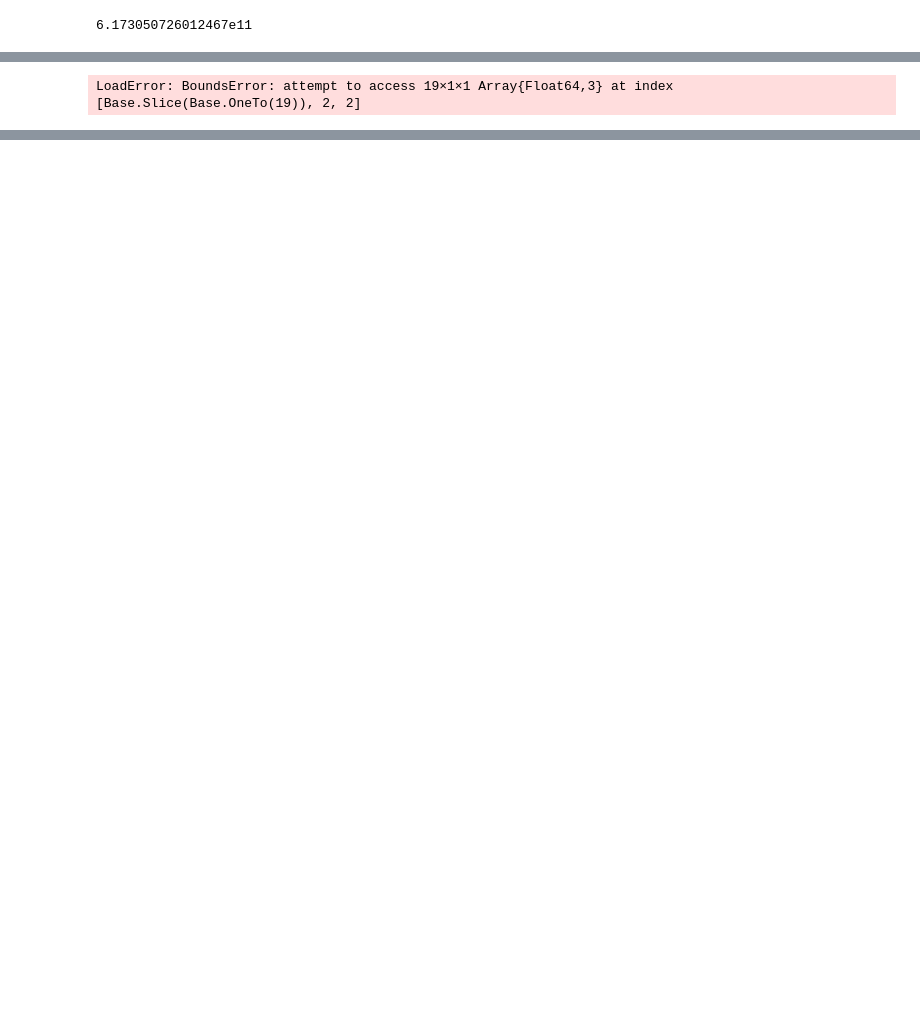
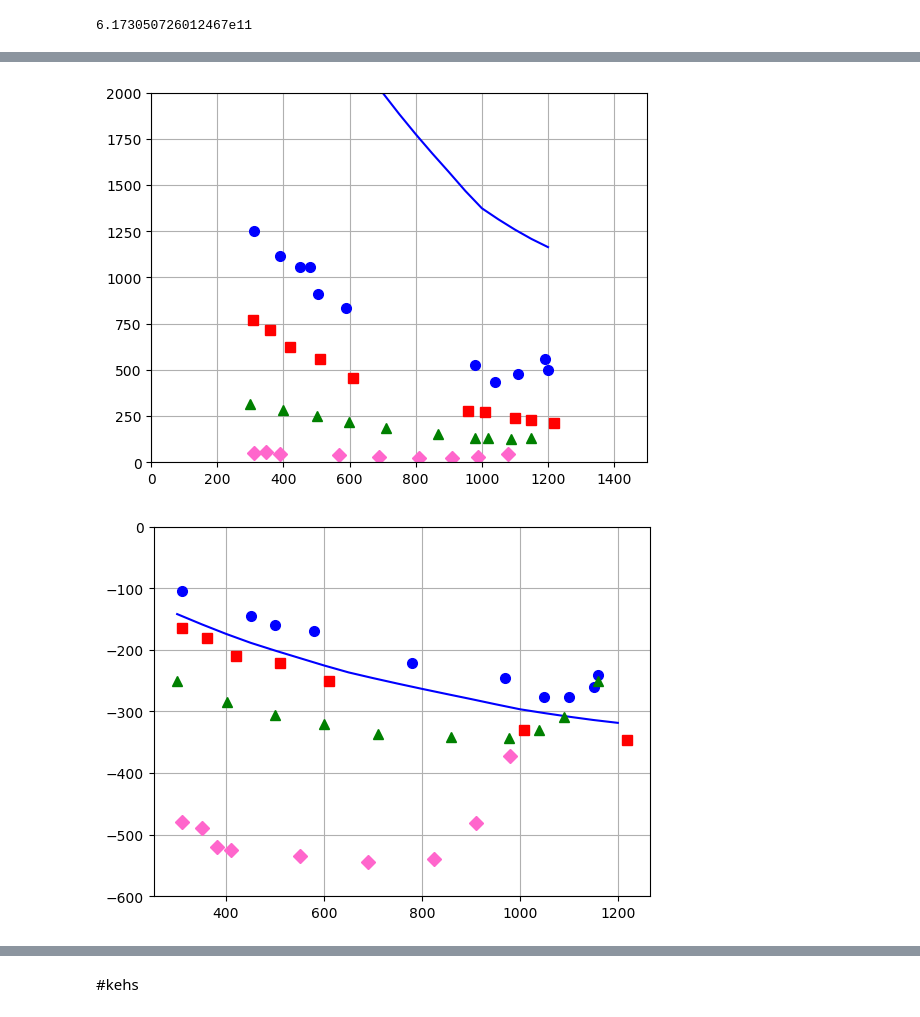
Before and after one commit to ast5005/bte, a Jupyter notebook: SiGe-SA-sample-162-kl-fit.ipynb, the cells around one changed output, grey strips where cells are left out. Drawn from its saved outputs; the diff is of its cells as text; code cells hidden in the pictures; blank space fills up the shorter version.

```diff
--- a/SiGe-SA-sample-162-kl-fit.ipynb
+++ b/SiGe-SA-sample-162-kl-fit.ipynb
@@ -10,7 +10,7 @@ include("propertyfuncs.jl")
 # %% [output]
 electronicthermalPropsiso (generic function with 1 method)
 # %%
-Ts=collect(300.0:50:1200.0)
+Ts=collect(300.0:50:1200.1)
 #Ts=collect(663.8:0.01:664.0)#[663.0,663.1]
 numofn=[-1.5e20]#,-7.3e19,-2.0e19,-0.15e19]#,-0.2e20]#,-1.75e20,-3.0e19,-0.9e20]#Sample 1 -3.0e19, Sample 2 -1.25e20,
 #Sample 3 -1.75e20, Sample Sb 0.75% -1.03e20, #
@@ -21,11 +21,11 @@ var0=[Ts[1],xs[1]]
 Eoff=5.0
 Ev(var)=Eoff
 Ec(var)=Ev(var)+EgSiGe(var[1],var[2]) #var[1]:T var[2]:x
-alphanp=1#1/EgSiGe([Ts[1],xs[1]])
+alphanp=1.0#1/EgSiGe([Ts[1],xs[1]])
 
 
 effMassV(var)=-1.2*me
-effMassC(var)=0.427*me#0.322*me#1.4/6^(2/3)*me#0.321me#0.424*me#0.424*me#1.4/6^(2/3)*me
+effMassC(var)=0.427*me#0.321me#0.424*me#0.424*me#1.4/6^(2/3)*me
 
 bandC=parBandTx(effMassC(var0),alphanp,Ec(var0),[Ec],[effMassC],var0)
 bandV=parBandTx(effMassV(var0),0.0,Ev(var0),[Ev],[effMassV],var0)
@@ -860,21 +691,22 @@ SiGe_SA_162_Bulk_KC_KL=[3.7593499332,3.62237734,3.494337284,3.3752157204,3.34971
 
 figure()
 plot(Ts,sigmas[:,1,1]/100,linestyle="-",color="b")
-plot(Ts,sigmas[:,2,2]/100,linestyle="-",color="r")
-plot(Ts,sigmas[:,3,3]/100,linestyle="-",color="g")
-plot(Ts,sigmas[:,4,4]/100,linestyle="-",color="#ff66cc")
+#plot(Ts,sigmas[:,2,2]/100,linestyle="-",color="r")
+#plot(Ts,sigmas[:,3,3]/100,linestyle="-",color="g")
+#plot(Ts,sigmas[:,4,4]/100,linestyle="-",color="#ff66cc")
 plot(SiGe_Min_1700_Bulk_EC_T,SiGe_Min_1700_Bulk_EC_E, linestyle="None",marker="o",markersize=7,color="b")
 plot(SiGe_Min_730_Bulk_EC_T,SiGe_Min_730_Bulk_EC_E, linestyle="None",marker="s",markersize=7,color="r")
 plot(SiGe_Min_230_Bulk_EC_T,SiGe_Min_230_Bulk_EC_E, linestyle="None",marker="^",markersize=7,color="g")
 plot(SiGe_Min_22_Bulk_EC_T,SiGe_Min_22_Bulk_EC_E, linestyle="None",marker="D",markersize=7,color="#ff66cc")
-ylim(0,1500)
+ylim(0,2000)
+xlim(0,1500)
 grid()
 
 figure()
 plot(Ts,seebecks[:,1,1]*1e6,linestyle="-",color="b")
-plot(Ts,seebecks[:,2,2]*1e6,linestyle="-",color="r")
-plot(Ts,seebecks[:,3,3]*1e6,linestyle="-",color="g")
-plot(Ts,seebecks[:,4,4]*1e6,linestyle="-",color="#ff66cc")
+#plot(Ts,seebecks[:,2,2]*1e6,linestyle="-",color="r")
+#plot(Ts,seebecks[:,3,3]*1e6,linestyle="-",color="g")
+#plot(Ts,seebecks[:,4,4]*1e6,linestyle="-",color="#ff66cc")
 plot(SiGe_Min_1700_Bulk_SC_T,SiGe_Min_1700_Bulk_SC_S, linestyle="None",marker="o",markersize=7,color="b")
 plot(SiGe_Min_730_Bulk_SC_T,SiGe_Min_730_Bulk_SC_S, linestyle="None",marker="s",markersize=7,color="r")
 plot(SiGe_Min_230_Bulk_SC_T,SiGe_Min_230_Bulk_SC_S, linestyle="None",marker="^",markersize=7,color="g")
@@ -886,38 +718,39 @@ figure()
 plot(Ts,klattice[:,1,1]+kes[:,1,1],linestyle="-",color="b")
 #plot(Ts,klattice[:,2,2]+kes[:,2,2],linestyle="-",color="r")
 #plot(Ts,klattice[:,3,3]+kes[:,3,3],linestyle="-",color="g")
-plot(Ts,klattice[:,4,4]+kes[:,4,4],linestyle="-",color="#ff66cc")
+#plot(Ts,klattice[:,4,4]+kes[:,4,4],linestyle="-",color="#ff66cc")
 plot(SiGe_Min_1700_Bulk_KC_T,SiGe_Min_1700_Bulk_KC_K, linestyle="None",marker="o",markersize=7,color="b")
 #plot(SiGe_Min_1700_Bulk_KC_T,SiGe_Min_1700_Bulk_KC_K,linestyle="None",marker="o",markersize=7,color="b")
 #plot(SiGe_Min_730_Bulk_KC_T,SiGe_Min_730_Bulk_SC_S, linestyle="None",marker="s",markersize=7,color="r")
 #plot(SiGe_Min_230_Bulk_SC_T,SiGe_Min_230_Bulk_SC_S, linestyle="None",marker="^",markersize=7,color="g")
 plot(SiGe_Min_22_Bulk_KC_T,SiGe_Min_22_Bulk_KC_K, linestyle="None",marker="D",markersize=7,color="#ff66cc")
 plot(SiGe_Dis_162_Bulk_KC_T,SiGe_Dis_162_Bulk_KC_K, linestyle="None",marker="D",markersize=7,color="k")
 ylim(3,8)
 grid()
 
 figure()
 plot(Ts,klattice[:,1,1],linestyle="-.",color="b",label="kl")
 #plot(Ts,klattice[:,2,2],linestyle="-.",color="r")
 #plot(Ts,klattice[:,3,3],linestyle="-.",color="g")
 #plot(Ts,klattice[:,4,4],linestyle="-.",color="#ff66cc")
 plot(SiGe_Vin_162_Bulk_KCL_T,SiGe_Vin_162_Bulk_KCL_KL, linestyle="None",marker="s",markersize=4,color="c")
 plot(SiGe_Su_162_Bulk_KCL_T,SiGe_Su_162_Bulk_KCL_KL, linestyle="None",marker="s",markersize=4,color="c")
 plot(SiGe_SA_162_Bulk_KC_T,SiGe_SA_162_Bulk_KC_KL,linestyle="None",marker="o",markersize=7,color="b")
 plot(Ts,kes[:,1,1],linestyle="--",color="b",label="ke")
 plot(Ts,kees[:,1,1],linestyle="--",color="k",label="kee")
 plot(Ts,kehs[:,1,1],linestyle="--",color="y",label="keh")
 #plot(Ts,kes[:,2,2],linestyle="--",color="r")
 #plot(Ts,kes[:,3,3],linestyle="--",color="g")
 #plot(Ts,kes[:,4,4],linestyle="--",color="#ff66cc")
 plot(Ts,kbis[:,1,1],linestyle=":",color="b",label="kbis")
 #plot(Ts,kbis[:,2,2],linestyle=":",color="r")
 #plot(Ts,kbis[:,3,3],linestyle=":",color="g")
 #plot(Ts,kbis[:,4,4],linestyle=":",color="#ff66cc")
 #ylim()
 legend(loc=1)
 grid()
 #plot(SiGe_Vin_162_Bulk_KC_T,SiGe_Vin_162_Bulk_KC_K, linestyle="None",marker="s",markersize=4,color="c")
 #plot(Ts,kl_A,Linestyle="-",Linewidth="2",color="b")
 # %% [output]
-LoadError: BoundsError: attempt to access 19×1×1 Array{Float64,3} at index [Base.Slice(Base.OneTo(19)), 2, 2]
+[figure, added]
+[figure, added]
@@ -925,0 +759,2 @@ LoadError: BoundsError: attempt to access 19×1×1 Array{Float64,3} at index [Ba
+# %% [markdown]
+#kehs
```
Also changed, not shown: parts of 29 cells of this notebook, 26 other files.
